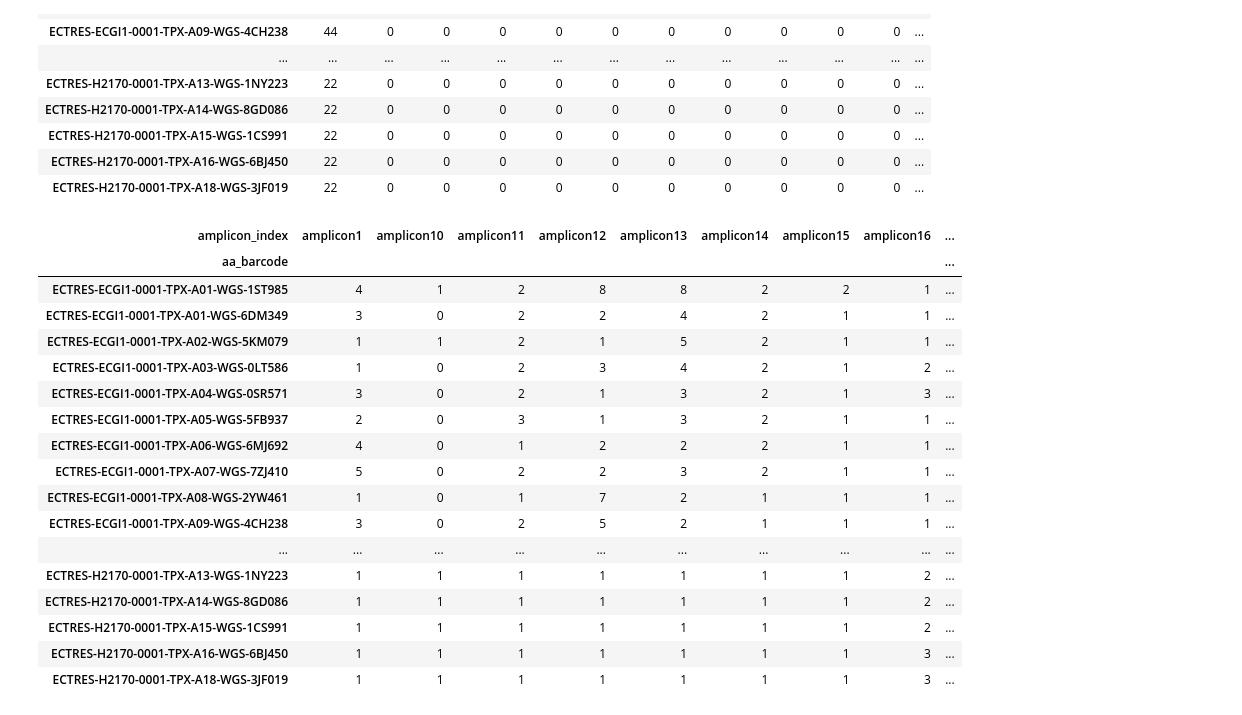
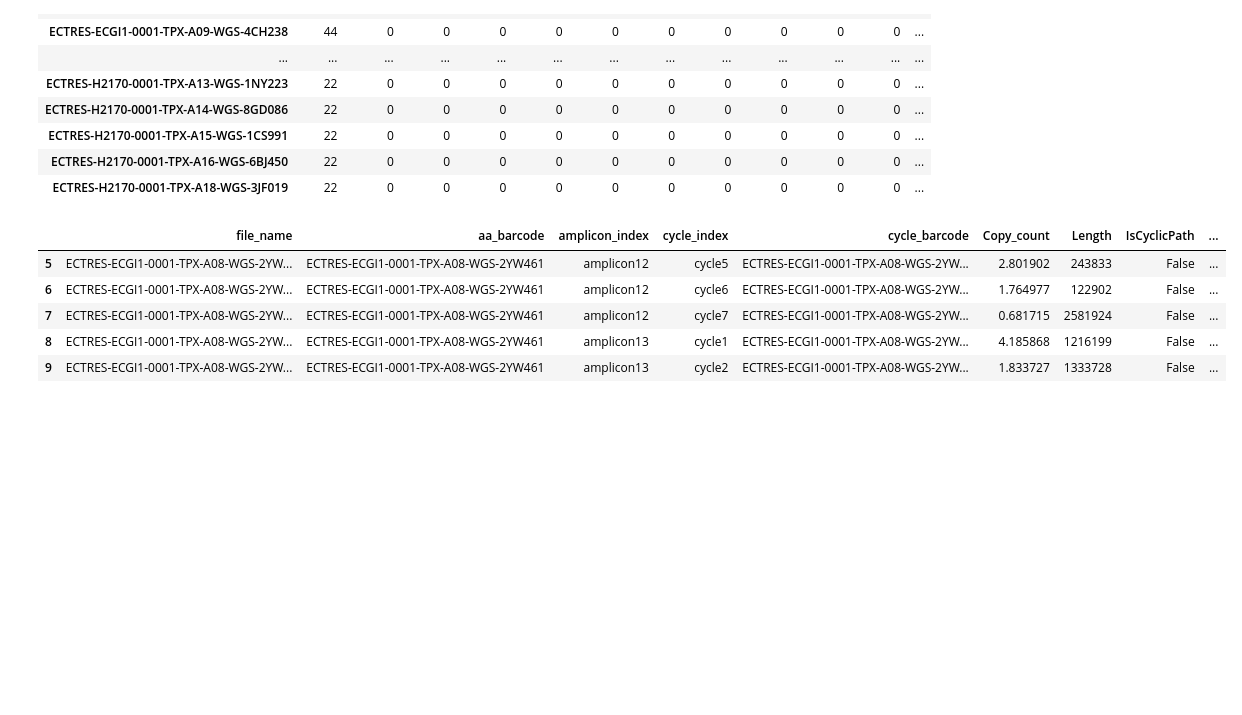
Before and after one commit to JiwonShon/ECTRES, a Jupyter notebook: Untitled.ipynb, the cells around one changed output. Saved outputs shown, nothing was run; the diff lists cells and outputs as text; code cells hidden in the pictures; blank space fills up the shorter version.

Commit message:
ECGI10: annotated_cycles_files_but somthing have to check in aa files and version

```diff
--- a/Untitled.ipynb
+++ b/Untitled.ipynb
@@ -758,23 +770,11 @@ aa_cycles.groupby(["aa_barcode", "cycle_index"]).size().unstack(fill_value=0)
 | ECTRES-H2170-0001-TPX-A16-WGS-6BJ450 | 22 | 0 | 0 | 0 | 0 | 0 | 0 | 0 | 0 | 0 | 0 | ... |
 | ECTRES-H2170-0001-TPX-A18-WGS-3JF019 | 22 | 0 | 0 | 0 | 0 | 0 | 0 | 0 | 0 | 0 | 0 | ... |
 # %%
-aa_cycles.groupby(["aa_barcode", "amplicon_index"]).size().unstack(fill_value=0)
+aa_cycles[5:10]
 # %% [output]
-| amplicon_index | amplicon1 | amplicon10 | amplicon11 | amplicon12 | amplicon13 | amplicon14 | amplicon15 | amplicon16 | ... |
-| aa_barcode |  |  |  |  |  |  |  |  | ... |
-| ECTRES-ECGI1-0001-TPX-A01-WGS-1ST985 | 4 | 1 | 2 | 8 | 8 | 2 | 2 | 1 | ... |
-| ECTRES-ECGI1-0001-TPX-A01-WGS-6DM349 | 3 | 0 | 2 | 2 | 4 | 2 | 1 | 1 | ... |
-| ECTRES-ECGI1-0001-TPX-A02-WGS-5KM079 | 1 | 1 | 2 | 1 | 5 | 2 | 1 | 1 | ... |
-| ECTRES-ECGI1-0001-TPX-A03-WGS-0LT586 | 1 | 0 | 2 | 3 | 4 | 2 | 1 | 2 | ... |
-| ECTRES-ECGI1-0001-TPX-A04-WGS-0SR571 | 3 | 0 | 2 | 1 | 3 | 2 | 1 | 3 | ... |
-| ECTRES-ECGI1-0001-TPX-A05-WGS-5FB937 | 2 | 0 | 3 | 1 | 3 | 2 | 1 | 1 | ... |
-| ECTRES-ECGI1-0001-TPX-A06-WGS-6MJ692 | 4 | 0 | 1 | 2 | 2 | 2 | 1 | 1 | ... |
-| ECTRES-ECGI1-0001-TPX-A07-WGS-7ZJ410 | 5 | 0 | 2 | 2 | 3 | 2 | 1 | 1 | ... |
-| ECTRES-ECGI1-0001-TPX-A08-WGS-2YW461 | 1 | 0 | 1 | 7 | 2 | 1 | 1 | 1 | ... |
-| ECTRES-ECGI1-0001-TPX-A09-WGS-4CH238 | 3 | 0 | 2 | 5 | 2 | 1 | 1 | 1 | ... |
-| ... | ... | ... | ... | ... | ... | ... | ... | ... | ... |
-| ECTRES-H2170-0001-TPX-A13-WGS-1NY223 | 1 | 1 | 1 | 1 | 1 | 1 | 1 | 2 | ... |
-| ECTRES-H2170-0001-TPX-A14-WGS-8GD086 | 1 | 1 | 1 | 1 | 1 | 1 | 1 | 2 | ... |
-| ECTRES-H2170-0001-TPX-A15-WGS-1CS991 | 1 | 1 | 1 | 1 | 1 | 1 | 1 | 2 | ... |
-| ECTRES-H2170-0001-TPX-A16-WGS-6BJ450 | 1 | 1 | 1 | 1 | 1 | 1 | 1 | 3 | ... |
-| ECTRES-H2170-0001-TPX-A18-WGS-3JF019 | 1 | 1 | 1 | 1 | 1 | 1 | 1 | 3 | ... |
+|  | file_name | aa_barcode | amplicon_index | cycle_index | cycle_barcode | Copy_count | Length | IsCyclicPath | ... |
+| 5 | ECTRES-ECGI1-0001-TPX-A08-WGS-2YW... | ECTRES-ECGI1-0001-TPX-A08-WGS-2YW461 | amplicon12 | cycle5 | ECTRES-ECGI1-0001-TPX-A08-WGS-2YW... | 2.801902 | 243833 | False | ... |
+| 6 | ECTRES-ECGI1-0001-TPX-A08-WGS-2YW... | ECTRES-ECGI1-0001-TPX-A08-WGS-2YW461 | amplicon12 | cycle6 | ECTRES-ECGI1-0001-TPX-A08-WGS-2YW... | 1.764977 | 122902 | False | ... |
+| 7 | ECTRES-ECGI1-0001-TPX-A08-WGS-2YW... | ECTRES-ECGI1-0001-TPX-A08-WGS-2YW461 | amplicon12 | cycle7 | ECTRES-ECGI1-0001-TPX-A08-WGS-2YW... | 0.681715 | 2581924 | False | ... |
+| 8 | ECTRES-ECGI1-0001-TPX-A08-WGS-2YW... | ECTRES-ECGI1-0001-TPX-A08-WGS-2YW461 | amplicon13 | cycle1 | ECTRES-ECGI1-0001-TPX-A08-WGS-2YW... | 4.185868 | 1216199 | False | ... |
+| 9 | ECTRES-ECGI1-0001-TPX-A08-WGS-2YW... | ECTRES-ECGI1-0001-TPX-A08-WGS-2YW461 | amplicon13 | cycle2 | ECTRES-ECGI1-0001-TPX-A08-WGS-2YW... | 1.833727 | 1333728 | False | ... |
```
Also changed, not shown: parts of 18 cells of this notebook, 2 other files.
